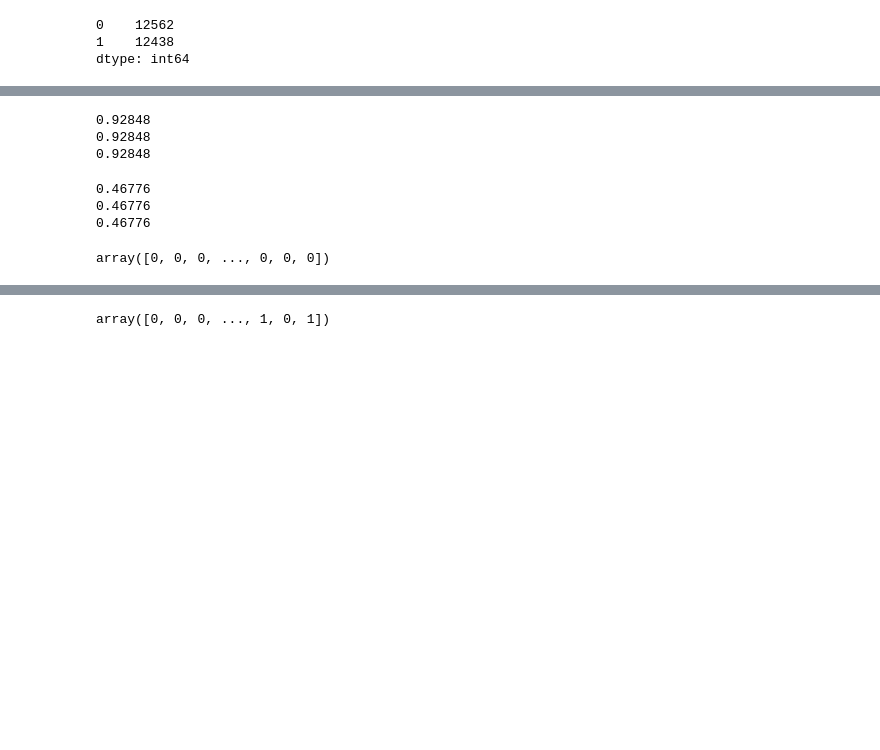
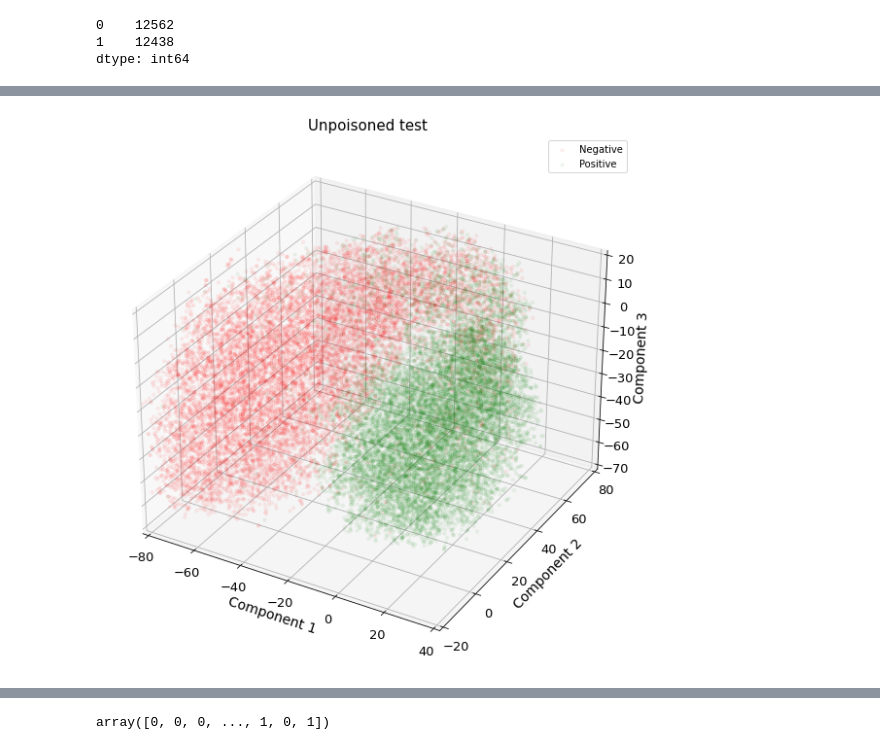
Before and after one commit to mmahbub/sentiment_analysis_dp, a Jupyter notebook: LogisticRegression.ipynb, the cells around one changed output, grey strips where cells are left out. Saved outputs shown, nothing was run; the diff lists cells and outputs as text; code cells hidden in the pictures; blank space fills up the shorter version.

Commit message:
add logRegTSNE

```diff
--- a/LogisticRegression.ipynb
+++ b/LogisticRegression.ipynb
@@ -141,24 +200,3 @@ x_begin, y_begin       = evaluate(clf_model, begin_ds)
 # %%
 pred_unpoison = clf.predict(x_unpoison)
 pred_begin    = clf.predict(x_begin)
-# %%
-from sklearn.metrics import recall_score
-print(recall_score(y_unpoison, pred_unpoison, average='macro'))
-print(recall_score(y_unpoison, pred_unpoison, average='micro'))
-print(recall_score(y_unpoison, pred_unpoison, average='weighted'))
-# %% [output]
-0.92848
-0.92848
-0.92848
-# %%
-print(recall_score(y_begin, pred_begin, average='macro'))
-print(recall_score(y_begin, pred_begin, average='micro'))
-print(recall_score(y_begin, pred_begin, average='weighted'))
-# %% [output]
-0.46776
-0.46776
-0.46776
-# %%
-pred_begin
-# %% [output]
-array([0, 0, 0, ..., 0, 0, 0])
@@ -164,0 +208,38 @@ array([0, 0, 0, ..., 0, 0, 0])
+# %%
+def plot_cls_3d(tsneComponents, labels, title):
+
+  tsneDf = pd.DataFrame(data = tsneComponents
+             , columns = ['component 1', 'component 2', 'component 3'])
+  tsneDf['labels'] = labels
+
+  fig = plt.figure(figsize = (10,10))
+  ax = fig.add_subplot(111, projection='3d')
+  ax.set_xlabel('Component 1', fontsize = 14)
+  ax.set_ylabel('Component 2', fontsize = 14)
+  ax.set_zlabel('Component 3', fontsize = 14)
+
+  ax.set_title(title, fontsize = 15)
+  targets = ['Negative', 'Positive']
+  label = [0, 1]
+  colors = ['r', 'g']
+#   colors = ['red', 'w']
+  for target, color in zip(label,colors):
+      indicesToKeep = tsneDf['labels'] == target
+      ax.scatter(tsneDf.loc[indicesToKeep, 'component 1']
+                 , tsneDf.loc[indicesToKeep, 'component 2']
+                 , tsneDf.loc[indicesToKeep, 'component 3']
+                 , c = color
+                 , alpha = 0.05
+                 , s = 10)
+  ax.legend(targets)
+
+  ax.set_xlim(-80, 40, 20)
+  ax.set_ylim(-20, 80, 20)
+  ax.set_zlim(-70, 20, 20)
+
+  ax.tick_params(axis='both', which='major', labelsize=13)
+  ax.grid(True)
+# %%
+plot_cls_3d(x_tsne3d_unpoison, y_unpoison, 'Unpoisoned test')
+# %% [output]
+[figure, added]
```
Also changed, not shown: parts of 20 cells of this notebook, 1 other file.
